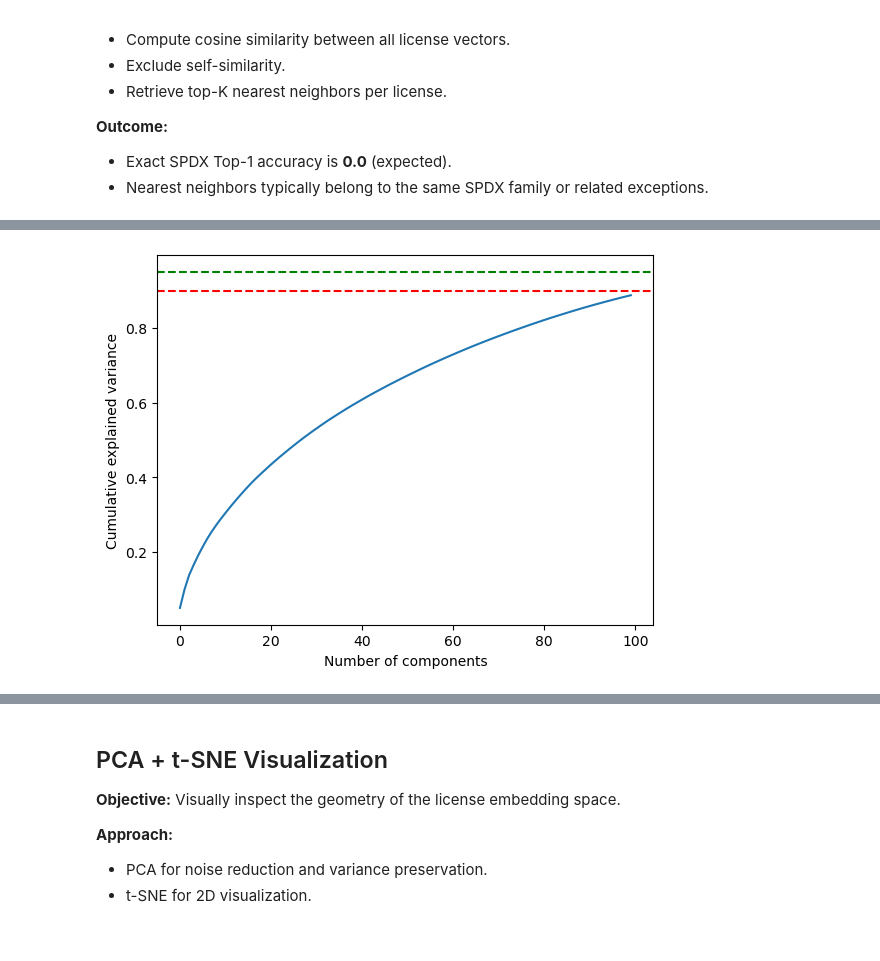
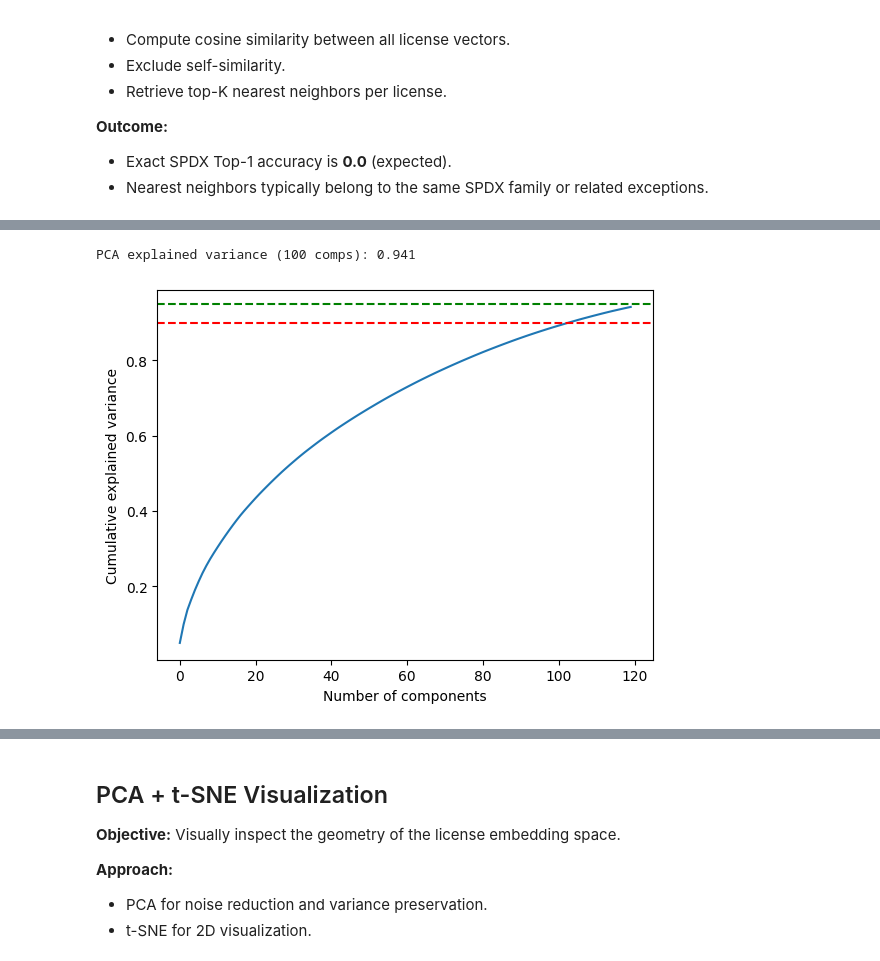
Before and after one commit to sajaa45/license-classifier, a Jupyter notebook: main.ipynb, the cells around one changed output, grey strips where cells are left out. Cells and saved outputs as stored; diff of their text form; code cells hidden in the pictures.

```diff
--- a/main.ipynb
+++ b/main.ipynb
@@ -13,6 +13,8 @@ from sklearn.metrics import silhouette_score
 from sklearn.metrics.pairwise import cosine_similarity
 from IPython.display import display, Markdown
 from sentence_transformers import SentenceTransformer
+# %%
+plt.style.use("default")
 # %%
 with open('dataset.json', 'r', encoding='utf-8') as f:
     original_data = json.load(f)
@@ -347,18 +348,21 @@ Saved TF-IDF NN predictions to tfidf_nn_predictions.json
 # %%
 # Reduce components using PCA before t-SNE
-pca = PCA(n_components=100, random_state=42)
+pca = PCA(n_components=120, random_state=42)
 pca.fit(X.toarray())
 
 cumulative_variance = np.cumsum(pca.explained_variance_ratio_)
+
+print(f"PCA explained variance (100 comps): {pca.explained_variance_ratio_.sum():.3f}")
 
 plt.plot(cumulative_variance)
 plt.axhline(0.90, color="red", linestyle="--")
 plt.axhline(0.95, color="green", linestyle="--")
 plt.xlabel("Number of components")
 plt.ylabel("Cumulative explained variance")
 plt.show()
 # %% [output]
+PCA explained variance (100 comps): 0.941
-[figure, old version]
+[figure, new version]
 # %%
 X_pca = pca.fit_transform(X.toarray())
 # %%
```
Also changed, not shown: parts of 32 cells of this notebook, 6 other files.
